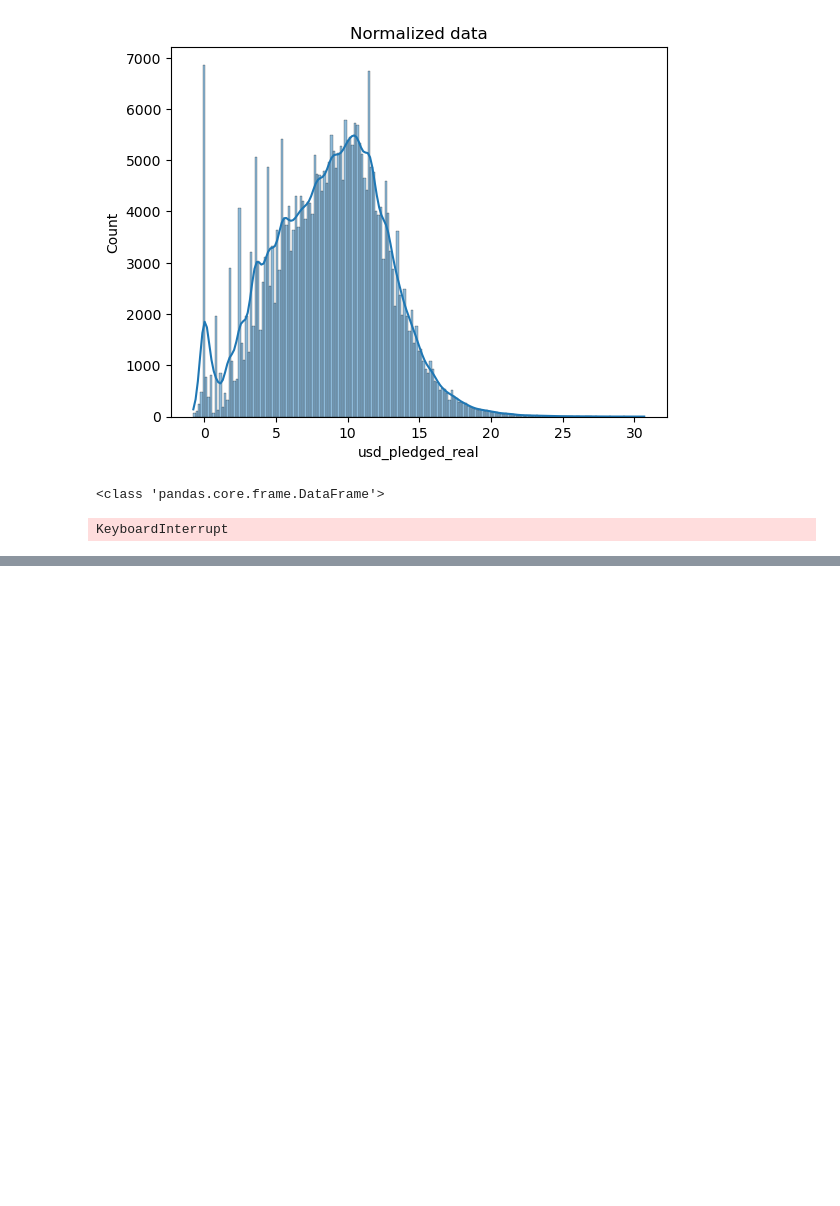
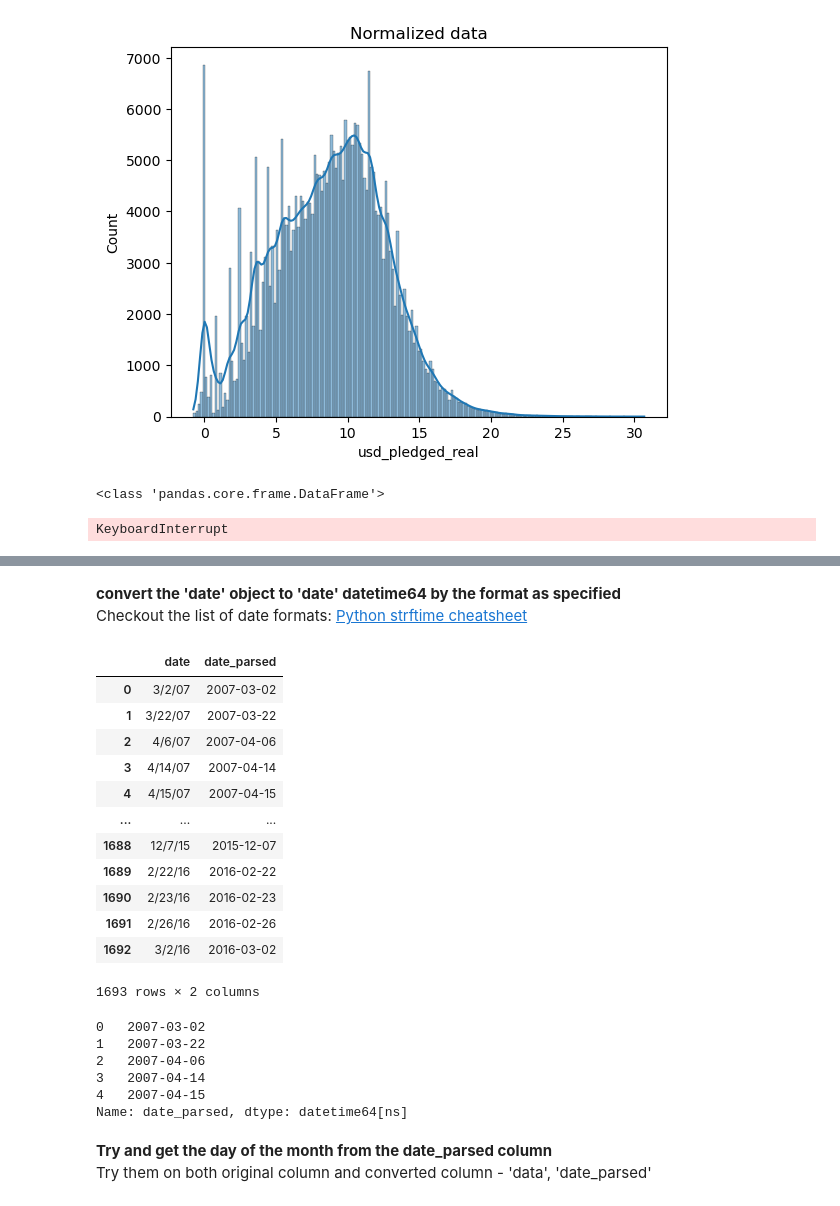
Before and after one commit to albert-joonyoung-park/kaggle-lessons, a Jupyter notebook: kaggle-data-cleaning.ipynb, the cells around one changed output, grey strips where cells are left out. Drawn from its saved outputs; the diff is of its cells as text; code cells hidden in the pictures; blank space fills up the shorter version.

```diff
--- a/kaggle-data-cleaning.ipynb
+++ b/kaggle-data-cleaning.ipynb
@@ -875,0 +952,38 @@ KeyboardInterrupt
+# %% [markdown]
+**convert the 'date' object to 'date' datetime64 by the format as specified**
+Checkout the list of date formats: [Python strftime cheatsheet](https://www.kaggle.com/code/alexisbcook/parsing-dates/tutorial)
+# %%
+# create a new column, date_parsed, with the parsed data
+landslides['date_parsed'] = pd.to_datetime(landslides['date'], format="%m/%d/%y") # to format "09/27/23"
+
+# check and compare the columns
+landslides[['date','date_parsed']]
+
+# if want the pandas to infer the date format. - not recommended for always
+# landslides['date_parsed'] = pd.to_datetime(landslides['Date'], infer_datetime_format=True)
+# %% [output]
+|  | date | date_parsed |
+| 0 | 3/2/07 | 2007-03-02 |
+| 1 | 3/22/07 | 2007-03-22 |
+| 2 | 4/6/07 | 2007-04-06 |
+| 3 | 4/14/07 | 2007-04-14 |
+| 4 | 4/15/07 | 2007-04-15 |
+| ... | ... | ... |
+| 1688 | 12/7/15 | 2015-12-07 |
+| 1689 | 2/22/16 | 2016-02-22 |
+| 1690 | 2/23/16 | 2016-02-23 |
+| 1691 | 2/26/16 | 2016-02-26 |
+| 1692 | 3/2/16 | 2016-03-02 |
+1693 rows × 2 columns
+# %%
+print(landslides['date_parsed'].head())  # Name: date_parsed, dtype: datetime64[ns]
+# %% [output]
+0   2007-03-02
+1   2007-03-22
+2   2007-04-06
+3   2007-04-14
+4   2007-04-15
+Name: date_parsed, dtype: datetime64[ns]
+# %% [markdown]
+**Try and get the day of the month from the date_parsed column**
+Try them on both original column and converted column - 'data', 'date_parsed'
```
Also changed, not shown: parts of 40 cells of this notebook.
